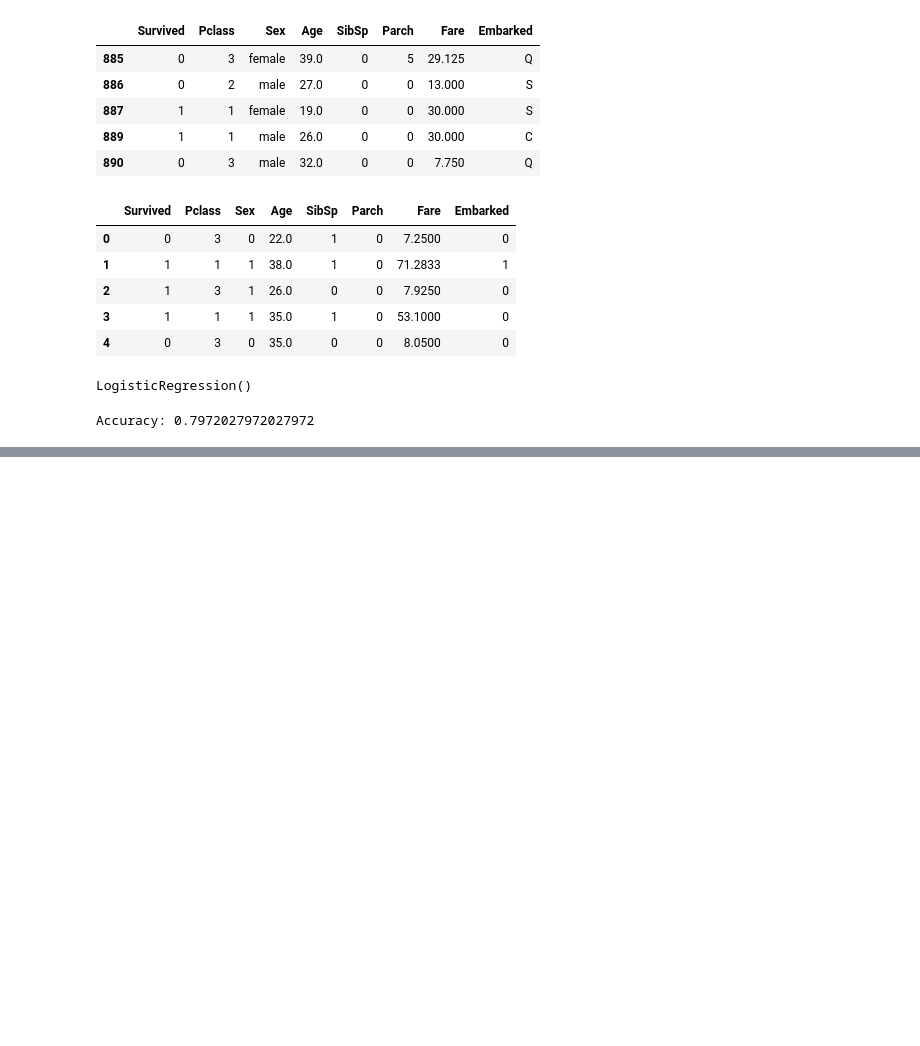
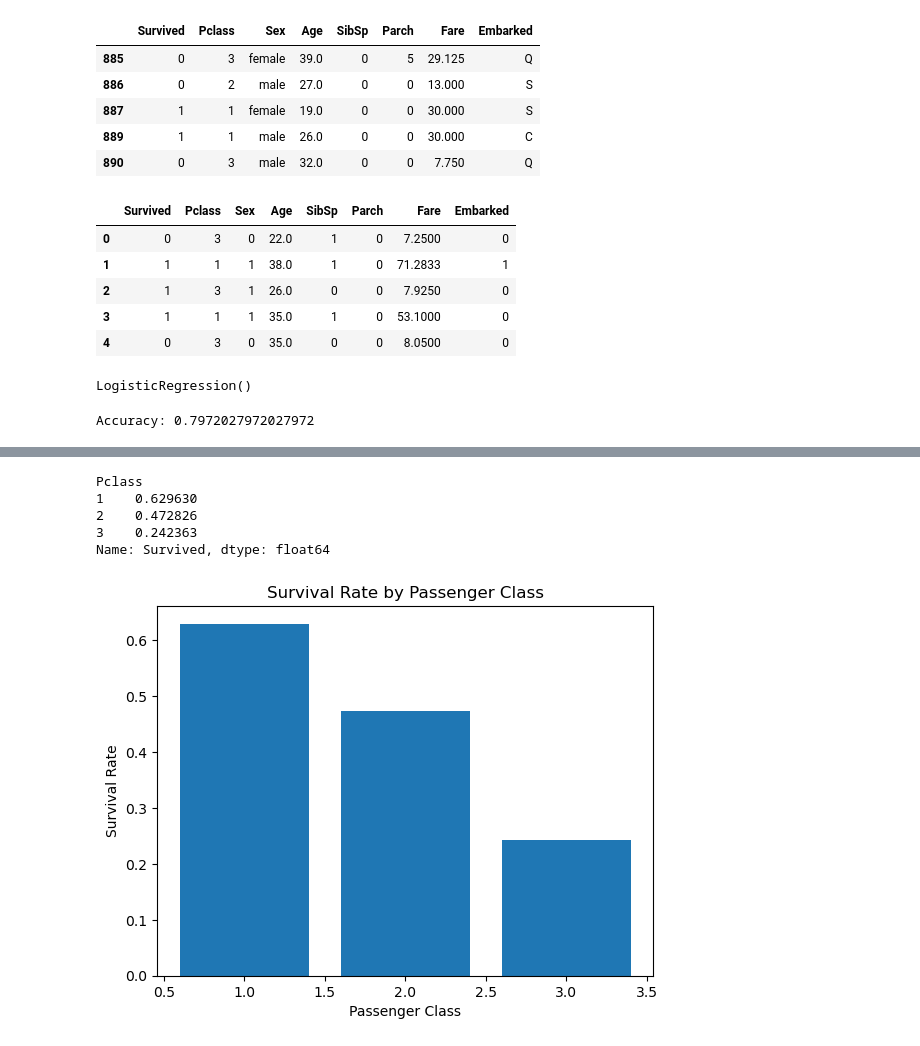
Before and after one commit to jul1998/Pandas-Python, a Jupyter notebook: titanic-data.ipynb, the cells around one changed output, grey strips where cells are left out. Drawn from its saved outputs; the diff is of its cells as text; code cells hidden in the pictures; blank space fills up the shorter version.

```diff
--- a/titanic-data.ipynb
+++ b/titanic-data.ipynb
@@ -90,0 +314,16 @@ Accuracy: 0.7972027972027972
+# %%
+class_survival_rate = data.groupby("Pclass")["Survived"].mean()
+print(class_survival_rate)
+
+plt.bar(class_survival_rate.index, class_survival_rate.values)
+plt.xlabel('Passenger Class')
+plt.ylabel('Survival Rate')
+plt.title('Survival Rate by Passenger Class')
+plt.show()
+# %% [output]
+Pclass
+1    0.629630
+2    0.472826
+3    0.242363
+Name: Survived, dtype: float64
+[figure, added]
```
Also changed, not shown: parts of 19 cells of this notebook.
